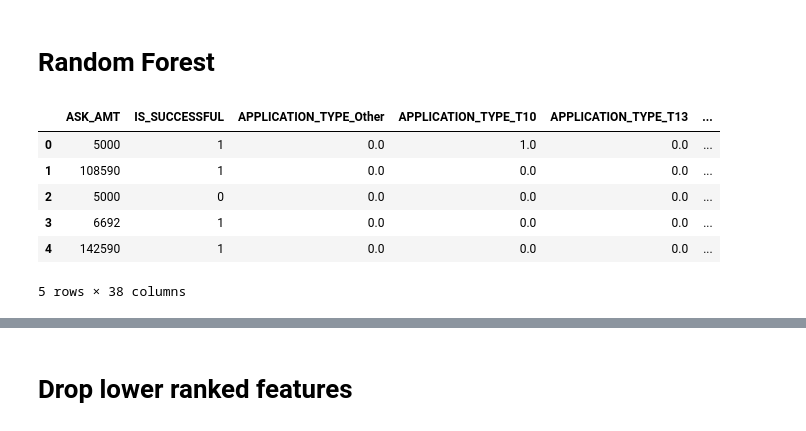
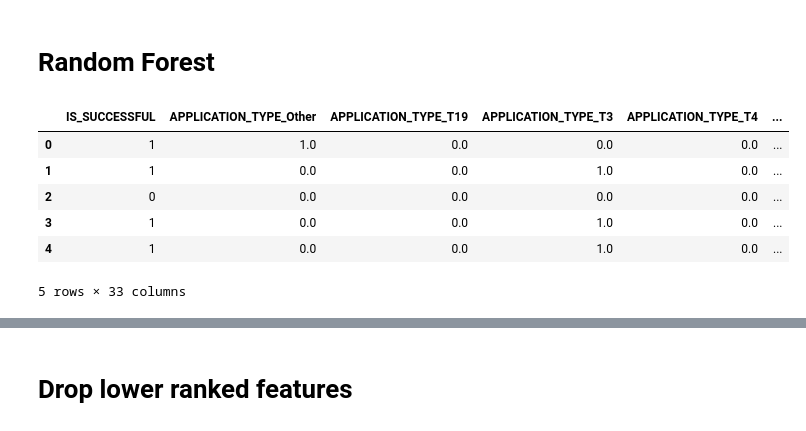
Before and after one commit to npantfoerder/neural-network-charity-analysis, a Jupyter notebook: Notebooks/AlphabetSoupCharity_Optimization.ipynb, the cells around one changed output, grey strips where cells are left out. Saved outputs shown, nothing was run; the diff lists cells and outputs as text; code cells hidden in the pictures.

```diff
--- a/Notebooks/AlphabetSoupCharity_Optimization.ipynb
+++ b/Notebooks/AlphabetSoupCharity_Optimization.ipynb
@@ -54,6 +54,25 @@ replace_class = classification_values[classification_values < 1000].index.tolist
 # Replace in dataframe
 for cls in replace_class:
     application_df.CLASSIFICATION = application_df.CLASSIFICATION.replace(cls, 'Other')
+# %%
+# ASK_AMT bins
+ask_values_0 = application_df['ASK_AMT'][application_df['ASK_AMT'] == 5000]
+ask_values_1 = application_df['ASK_AMT'][(application_df['ASK_AMT'] > 5000)]
+#ask_values_2 = application_df['ASK_AMT'][(application_df['ASK_AMT'] > 34099) & (application_df['ASK_AMT'] <= 105049)]
+#ask_values_3 = application_df['ASK_AMT'][(application_df['ASK_AMT'] > 105049) & (application_df['ASK_AMT'] <= 500490)]
+#ask_values_4 = application_df['ASK_AMT'][(application_df['ASK_AMT'] > 500490)]
+
+# Replace in dataframe
+for amt in ask_values_0:
+    application_df.ASK_AMT = application_df.ASK_AMT.replace(amt, '5000')
+for amt in ask_values_1:
+    application_df.ASK_AMT = application_df.ASK_AMT.replace(amt, '>5000')
+#for amt in ask_values_2:
+#    application_df.ASK_AMT = application_df.ASK_AMT.replace(amt, '34099-105049')
+#for amt in ask_values_3:
+#    application_df.ASK_AMT = application_df.ASK_AMT.replace(amt, '105049-500490')
+#for amt in ask_values_4:
+#    application_df.ASK_AMT = application_df.ASK_AMT.replace(amt, '>500490')
 # %%
 # AFFILIATION value counts for binning
 affiliation_values = application_df['AFFILIATION'].value_counts()
@@ -222,40 +258,47 @@ df_applications = pd.read_csv('../Resources/charity_data.csv')
 # %%
 # Preprocess the data
 df_applications = df_applications.drop(columns=['EIN', 'NAME', 'STATUS', 'SPECIAL_CONSIDERATIONS'])
-# Bin APPLICATION_TYPE, CLASSIFICATION, AFFILIATION, USE_CASE, and ORGANIZATION
+# Bin APPLICATION_TYPE, CLASSIFICATION, AFFILIATION, USE_CASE, ORGANIZATION, and ASK_AMT
 application_values = df_applications['APPLICATION_TYPE'].value_counts()
-replace_application = application_values[application_values < 50].index.tolist()
+replace_application = application_values[application_values < 1000].index.tolist()
 for app in replace_application:
     df_applications.APPLICATION_TYPE = df_applications.APPLICATION_TYPE.replace(app, 'Other')
 classification_values = df_applications['CLASSIFICATION'].value_counts()
-replace_class = classification_values[classification_values < 500].index.tolist()
+replace_class = classification_values[classification_values < 1000].index.tolist()
 for cls in replace_class:
     df_applications.CLASSIFICATION = df_applications.CLASSIFICATION.replace(cls, 'Other')
 affiliation_values = df_applications['AFFILIATION'].value_counts()
 replace_affiliation = affiliation_values[affiliation_values < 1000].index.tolist()
 for aff in replace_affiliation:
     df_applications.AFFILIATION = df_applications.AFFILIATION.replace(aff, 'Other')
 case_values = df_applications['USE_CASE'].value_counts()
 replace_case = case_values[case_values < 1000].index.tolist()
 for case in replace_case:
     df_applications.USE_CASE = df_applications.USE_CASE.replace(case, 'Other')
 organization_values = df_applications['ORGANIZATION'].value_counts()
 replace_organization = organization_values[organization_values < 1000].index.tolist()
 for org in replace_organization:
     df_applications.ORGANIZATION = df_applications.ORGANIZATION.replace(org, 'Other')
+ask_values_0 = df_applications['ASK_AMT'][df_applications['ASK_AMT'] == 5000]
+#ask_values_2 = df_applications['ASK_AMT'][(df_applications['ASK_AMT'] > 5000) & (df_applications['ASK_AMT'] <= 500490)]
+ask_values_1 = df_applications['ASK_AMT'][(df_applications['ASK_AMT'] > 5000)]
+for amt in ask_values_0:
+    df_applications.ASK_AMT = df_applications.ASK_AMT.replace(amt, '5000')
+for amt in ask_values_1:
+    df_applications.ASK_AMT = df_applications.ASK_AMT.replace(amt, '>5000')
 # Merge one-hot encoded features and drop the originals
 application_cat = df_applications.dtypes[df_applications.dtypes == "object"].index.tolist()
 enc = OneHotEncoder(sparse=False)
 encode_df = pd.DataFrame(enc.fit_transform(df_applications[application_cat]))
 encode_df.columns = enc.get_feature_names(application_cat)
 df_applications = df_applications.merge(encode_df, left_index=True, right_index=True)
 df_applications = df_applications.drop(application_cat, 1)
 df_applications.head()
 # %% [output]
-|  | ASK_AMT | IS_SUCCESSFUL | APPLICATION_TYPE_Other | APPLICATION_TYPE_T10 | APPLICATION_TYPE_T13 | ... |
-| 0 | 5000 | 1 | 0.0 | 1.0 | 0.0 | ... |
-| 1 | 108590 | 1 | 0.0 | 0.0 | 0.0 | ... |
-| 2 | 5000 | 0 | 0.0 | 0.0 | 0.0 | ... |
-| 3 | 6692 | 1 | 0.0 | 0.0 | 0.0 | ... |
-| 4 | 142590 | 1 | 0.0 | 0.0 | 0.0 | ... |
+|  | IS_SUCCESSFUL | APPLICATION_TYPE_Other | APPLICATION_TYPE_T19 | APPLICATION_TYPE_T3 | APPLICATION_TYPE_T4 | ... |
+| 0 | 1 | 1.0 | 0.0 | 0.0 | 0.0 | ... |
+| 1 | 1 | 0.0 | 0.0 | 1.0 | 0.0 | ... |
+| 2 | 0 | 0.0 | 0.0 | 0.0 | 0.0 | ... |
+| 3 | 1 | 0.0 | 0.0 | 1.0 | 0.0 | ... |
+| 4 | 1 | 0.0 | 0.0 | 1.0 | 0.0 | ... |
-5 rows × 38 columns
+5 rows × 33 columns
```
Also changed, not shown: parts of 8 cells of this notebook, 20 other files.
